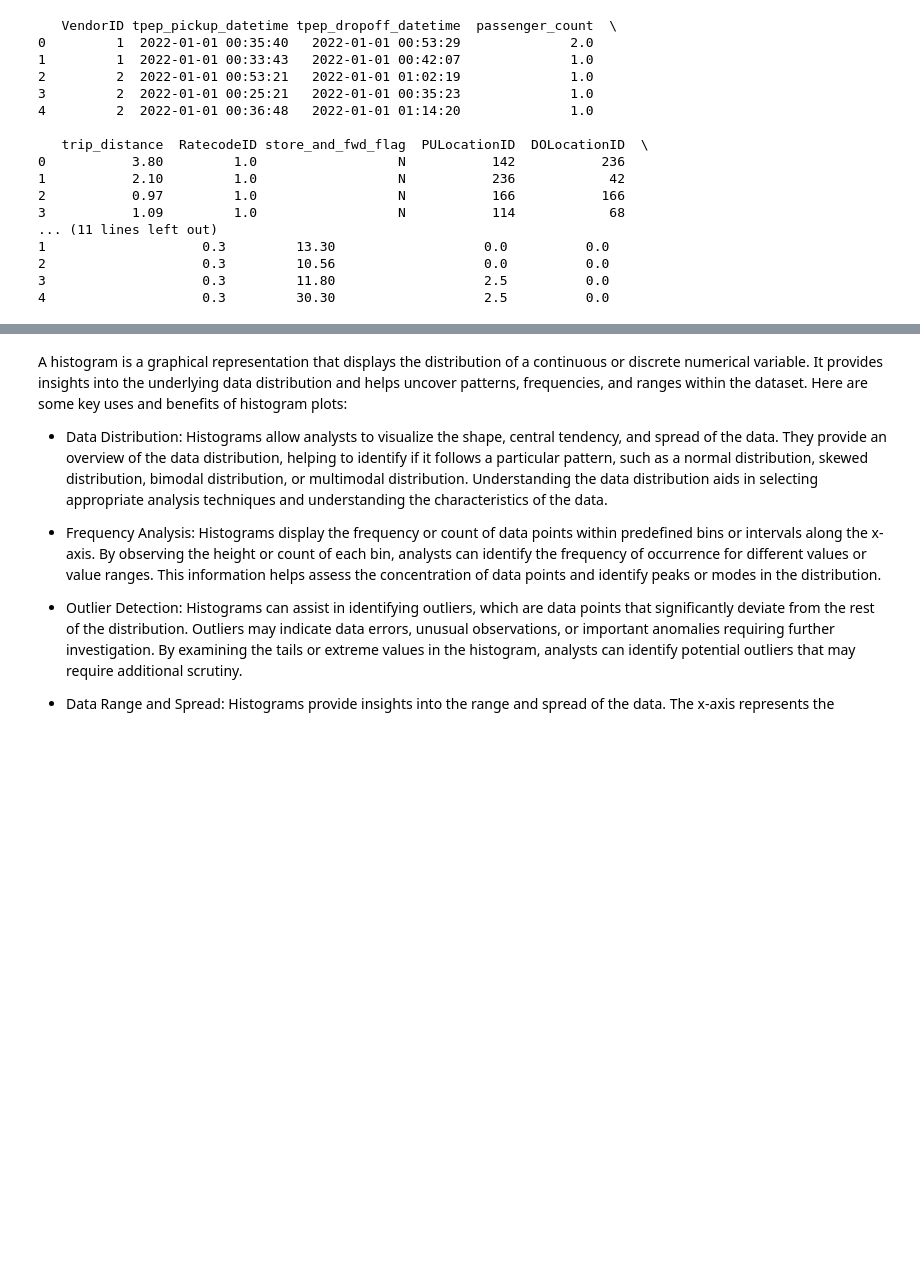
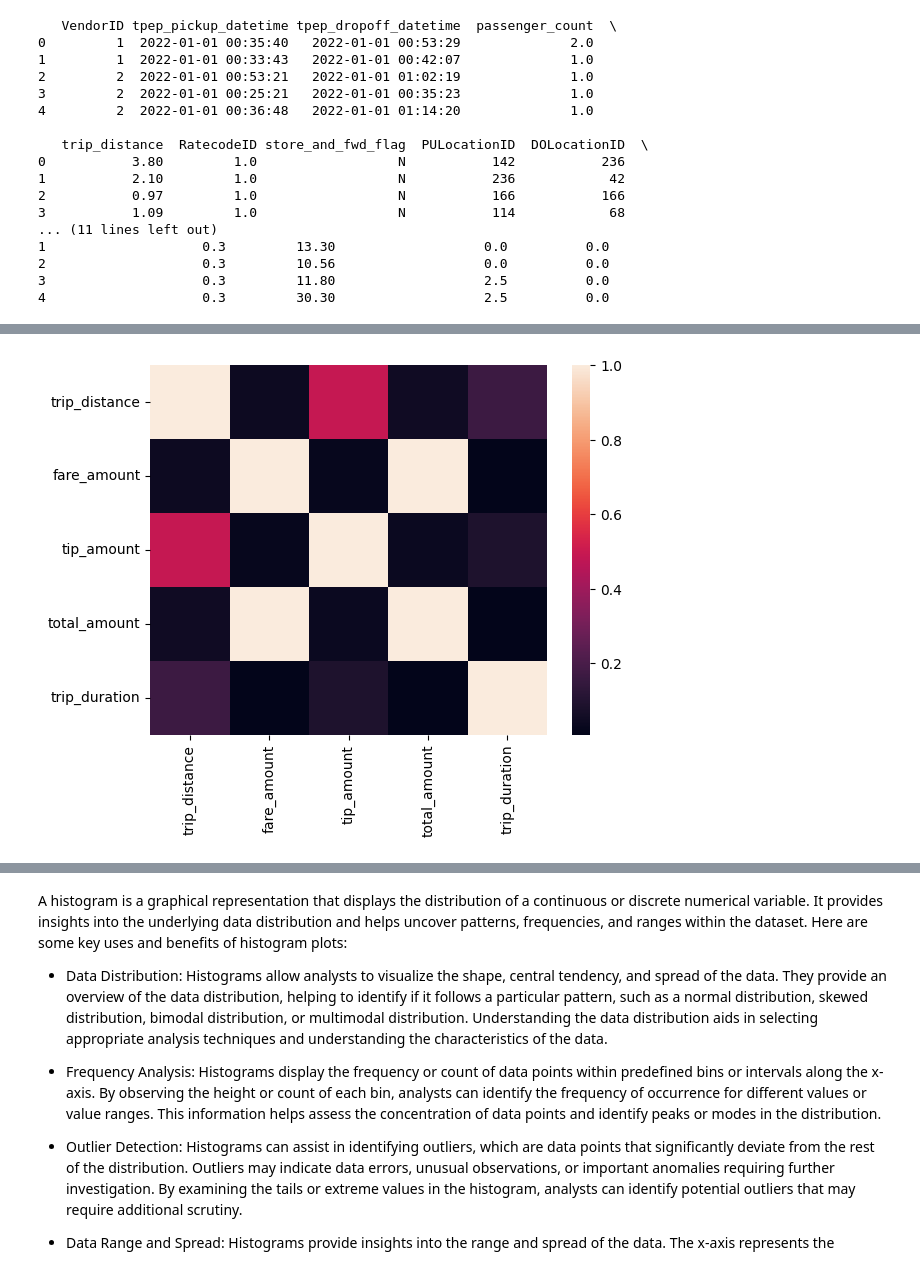
Before and after one commit to psykano/MLbootcamp, a Jupyter notebook: Student_MLE_MiniProject_EDA.ipynb, the cells around one changed output, grey strips where cells are left out. Saved outputs shown, nothing was run; the diff lists cells and outputs as text; code cells hidden in the pictures; blank space fills up the shorter version.

```diff
--- a/Student_MLE_MiniProject_EDA.ipynb
+++ b/Student_MLE_MiniProject_EDA.ipynb
@@ -150,0 +176,9 @@ Your task is:
+# %%
+# Compute correlation matrix of numerical variables
+dfsub = dfnn[['trip_distance', 'fare_amount', 'tip_amount', 'total_amount', 'trip_duration']]
+corr = dfsub.corr()
+
+# Create a heatmap of the correlation matrix
+sns.heatmap(corr);
+# %% [output]
+[figure, added]
```
Also changed, not shown: parts of 38 cells of this notebook.
